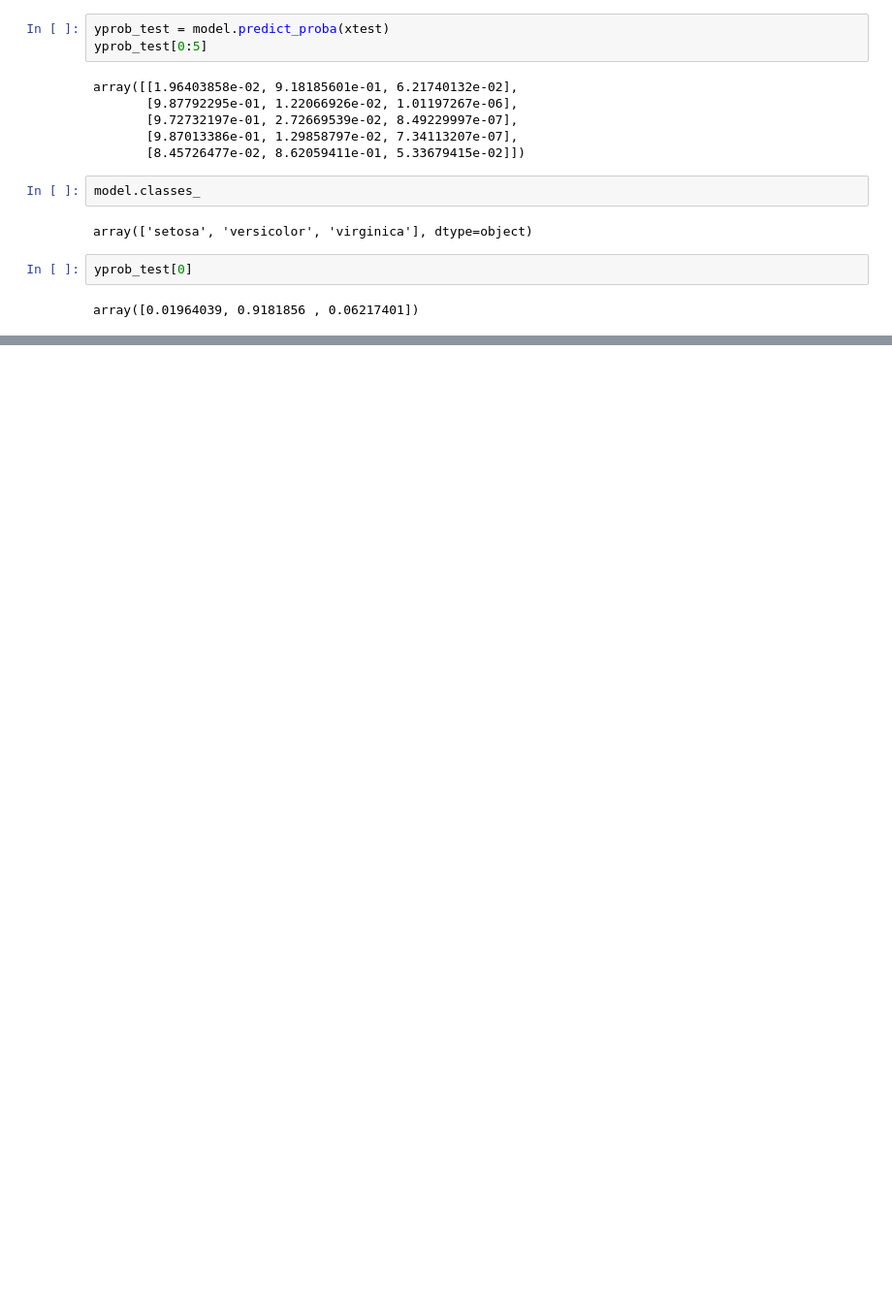
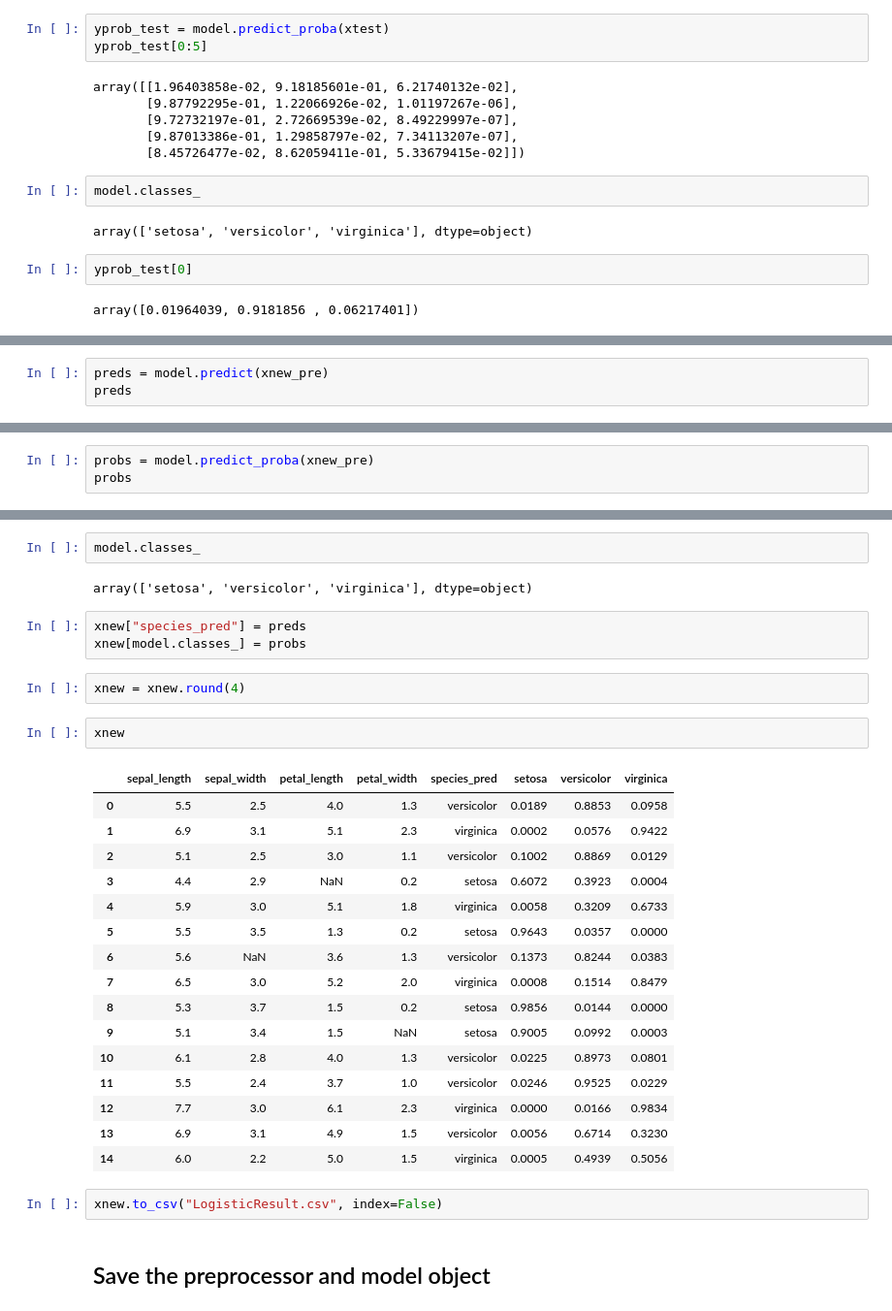
Before and after one commit to Tejal221293/Wakad-Weekend-9-11-am, a Jupyter notebook: 8 Logistic Regression/Logistic.ipynb, the cells around one changed output, grey strips where cells are left out. Shown at 97% size. Drawn from its saved outputs; the diff is of its cells as text; blank space fills up the shorter version.

Commit message:
Logistic Regression

```diff
--- a/8 Logistic Regression/Logistic.ipynb
+++ b/8 Logistic Regression/Logistic.ipynb
@@ -250,0 +342,3 @@ array([0.01964039, 0.9181856 , 0.06217401])
+# %%
+preds = model.predict(xnew_pre)
+preds
@@ -250,0 +350,3 @@ array([0.01964039, 0.9181856 , 0.06217401])
+# %%
+probs = model.predict_proba(xnew_pre)
+probs
@@ -250,0 +369,32 @@ array([0.01964039, 0.9181856 , 0.06217401])
+# %%
+model.classes_
+# %% [output]
+array(['setosa', 'versicolor', 'virginica'], dtype=object)
+# %%
+xnew["species_pred"] = preds
+xnew[model.classes_] = probs
+# %%
+xnew = xnew.round(4)
+# %%
+xnew
+# %% [output]
+|  | sepal_length | sepal_width | petal_length | petal_width | species_pred | setosa | versicolor | virginica |
+| 0 | 5.5 | 2.5 | 4.0 | 1.3 | versicolor | 0.0189 | 0.8853 | 0.0958 |
+| 1 | 6.9 | 3.1 | 5.1 | 2.3 | virginica | 0.0002 | 0.0576 | 0.9422 |
+| 2 | 5.1 | 2.5 | 3.0 | 1.1 | versicolor | 0.1002 | 0.8869 | 0.0129 |
+| 3 | 4.4 | 2.9 | NaN | 0.2 | setosa | 0.6072 | 0.3923 | 0.0004 |
+| 4 | 5.9 | 3.0 | 5.1 | 1.8 | virginica | 0.0058 | 0.3209 | 0.6733 |
+| 5 | 5.5 | 3.5 | 1.3 | 0.2 | setosa | 0.9643 | 0.0357 | 0.0000 |
+| 6 | 5.6 | NaN | 3.6 | 1.3 | versicolor | 0.1373 | 0.8244 | 0.0383 |
+| 7 | 6.5 | 3.0 | 5.2 | 2.0 | virginica | 0.0008 | 0.1514 | 0.8479 |
+| 8 | 5.3 | 3.7 | 1.5 | 0.2 | setosa | 0.9856 | 0.0144 | 0.0000 |
+| 9 | 5.1 | 3.4 | 1.5 | NaN | setosa | 0.9005 | 0.0992 | 0.0003 |
+| 10 | 6.1 | 2.8 | 4.0 | 1.3 | versicolor | 0.0225 | 0.8973 | 0.0801 |
+| 11 | 5.5 | 2.4 | 3.7 | 1.0 | versicolor | 0.0246 | 0.9525 | 0.0229 |
+| 12 | 7.7 | 3.0 | 6.1 | 2.3 | virginica | 0.0000 | 0.0166 | 0.9834 |
+| 13 | 6.9 | 3.1 | 4.9 | 1.5 | versicolor | 0.0056 | 0.6714 | 0.3230 |
+| 14 | 6.0 | 2.2 | 5.0 | 1.5 | virginica | 0.0005 | 0.4939 | 0.5056 |
+# %%
+xnew.to_csv("LogisticResult.csv", index=False)
+# %% [markdown]
+## Save the preprocessor and model object
```
Also changed, not shown: parts of 27 cells of this notebook, 3 other files.
